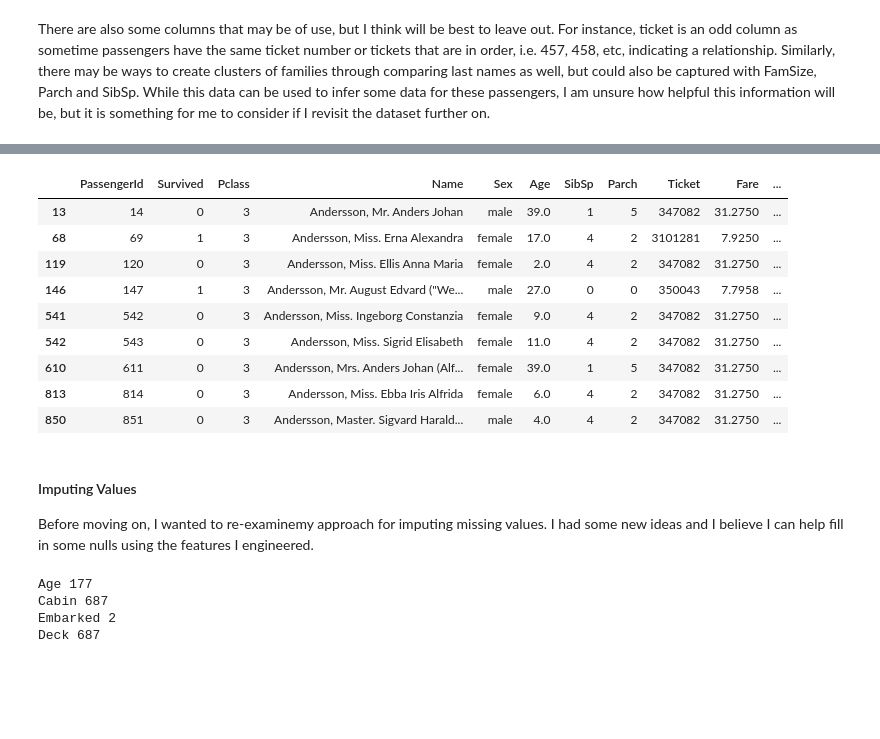
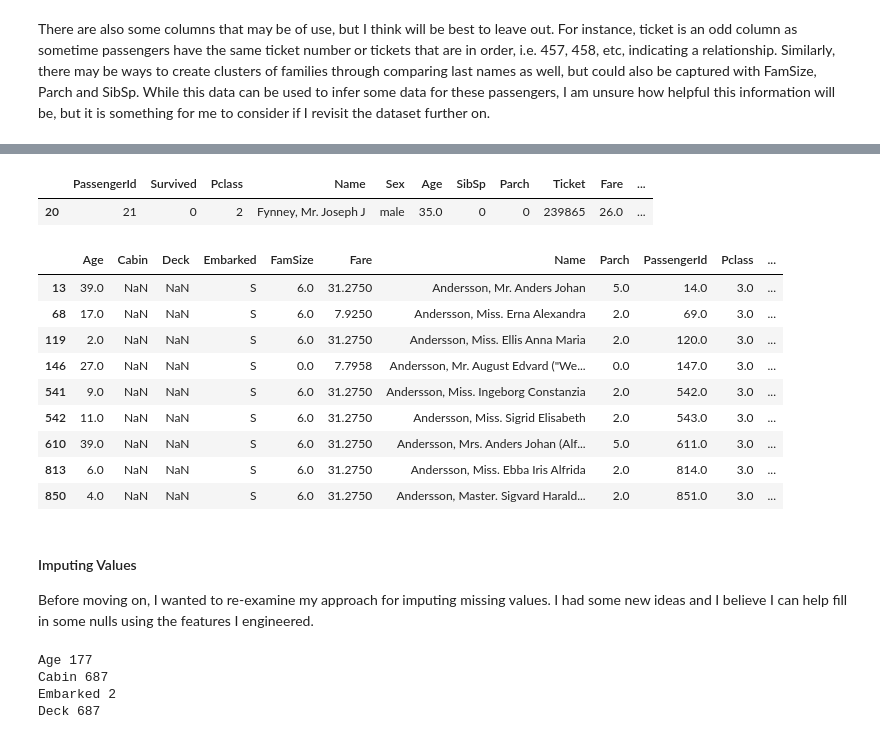
Before and after one commit to ryanlonergan/titanic, a Jupyter notebook: EDA_Cleaning_FeatureEngineering.ipynb, the cells around one changed output, grey strips where cells are left out. Drawn from its saved outputs; the diff is of its cells as text; code cells hidden in the pictures; blank space fills up the shorter version.

```diff
--- a/EDA_Cleaning_FeatureEngineering.ipynb
+++ b/EDA_Cleaning_FeatureEngineering.ipynb
@@ -572,25 +563,33 @@ train.loc[[20]]
+# %%
+# Example of a passenger with an odd ticket number
+
+train.loc[[20]]
+# %% [output]
+|  | PassengerId | Survived | Pclass | Name | Sex | Age | SibSp | Parch | Ticket | Fare | ... |
+| 20 | 21 | 0 | 2 | Fynney, Mr. Joseph J | male | 35.0 | 0 | 0 | 239865 | 26.0 | ... |
 # %%
+# Example of a family
+
 name_df = pd.DataFrame()
 
-for i in range(len(train)):
-    if fnmatch.fnmatch(train['Name'][i], 'Andersson*') == True:
-        name_df = name_df.append(train.loc[[i]])
-    i+=1
+for index, row in train.iterrows():
+    if fnmatch.fnmatch(row['Name'], 'Andersson*') == True:
+        name_df = name_df.append(row)
 name_df
 # %% [output]
-|  | PassengerId | Survived | Pclass | Name | Sex | Age | SibSp | Parch | Ticket | Fare | ... |
-| 13 | 14 | 0 | 3 | Andersson, Mr. Anders Johan | male | 39.0 | 1 | 5 | 347082 | 31.2750 | ... |
-| 68 | 69 | 1 | 3 | Andersson, Miss. Erna Alexandra | female | 17.0 | 4 | 2 | 3101281 | 7.9250 | ... |
-| 119 | 120 | 0 | 3 | Andersson, Miss. Ellis Anna Maria | female | 2.0 | 4 | 2 | 347082 | 31.2750 | ... |
-| 146 | 147 | 1 | 3 | Andersson, Mr. August Edvard ("We... | male | 27.0 | 0 | 0 | 350043 | 7.7958 | ... |
-| 541 | 542 | 0 | 3 | Andersson, Miss. Ingeborg Constanzia | female | 9.0 | 4 | 2 | 347082 | 31.2750 | ... |
-| 542 | 543 | 0 | 3 | Andersson, Miss. Sigrid Elisabeth | female | 11.0 | 4 | 2 | 347082 | 31.2750 | ... |
-| 610 | 611 | 0 | 3 | Andersson, Mrs. Anders Johan (Alf... | female | 39.0 | 1 | 5 | 347082 | 31.2750 | ... |
-| 813 | 814 | 0 | 3 | Andersson, Miss. Ebba Iris Alfrida | female | 6.0 | 4 | 2 | 347082 | 31.2750 | ... |
-| 850 | 851 | 0 | 3 | Andersson, Master. Sigvard Harald... | male | 4.0 | 4 | 2 | 347082 | 31.2750 | ... |
+|  | Age | Cabin | Deck | Embarked | FamSize | Fare | Name | Parch | PassengerId | Pclass | ... |
+| 13 | 39.0 | NaN | NaN | S | 6.0 | 31.2750 | Andersson, Mr. Anders Johan | 5.0 | 14.0 | 3.0 | ... |
+| 68 | 17.0 | NaN | NaN | S | 6.0 | 7.9250 | Andersson, Miss. Erna Alexandra | 2.0 | 69.0 | 3.0 | ... |
+| 119 | 2.0 | NaN | NaN | S | 6.0 | 31.2750 | Andersson, Miss. Ellis Anna Maria | 2.0 | 120.0 | 3.0 | ... |
+| 146 | 27.0 | NaN | NaN | S | 0.0 | 7.7958 | Andersson, Mr. August Edvard ("We... | 0.0 | 147.0 | 3.0 | ... |
+| 541 | 9.0 | NaN | NaN | S | 6.0 | 31.2750 | Andersson, Miss. Ingeborg Constanzia | 2.0 | 542.0 | 3.0 | ... |
+| 542 | 11.0 | NaN | NaN | S | 6.0 | 31.2750 | Andersson, Miss. Sigrid Elisabeth | 2.0 | 543.0 | 3.0 | ... |
+| 610 | 39.0 | NaN | NaN | S | 6.0 | 31.2750 | Andersson, Mrs. Anders Johan (Alf... | 5.0 | 611.0 | 3.0 | ... |
+| 813 | 6.0 | NaN | NaN | S | 6.0 | 31.2750 | Andersson, Miss. Ebba Iris Alfrida | 2.0 | 814.0 | 3.0 | ... |
+| 850 | 4.0 | NaN | NaN | S | 6.0 | 31.2750 | Andersson, Master. Sigvard Harald... | 2.0 | 851.0 | 3.0 | ... |
 # %% [markdown]
 #### Imputing Values
-Before moving on, I wanted to re-examinemy approach for imputing missing values. I had some new ideas and I believe I can help fill in some nulls using the features I engineered.
+Before moving on, I wanted to re-examine my approach for imputing missing values. I had some new ideas and I believe I can help fill in some nulls using the features I engineered.
 # %%
 colnames = train.columns
 for col in colnames:
```
Also changed, not shown: parts of 38 cells of this notebook.
